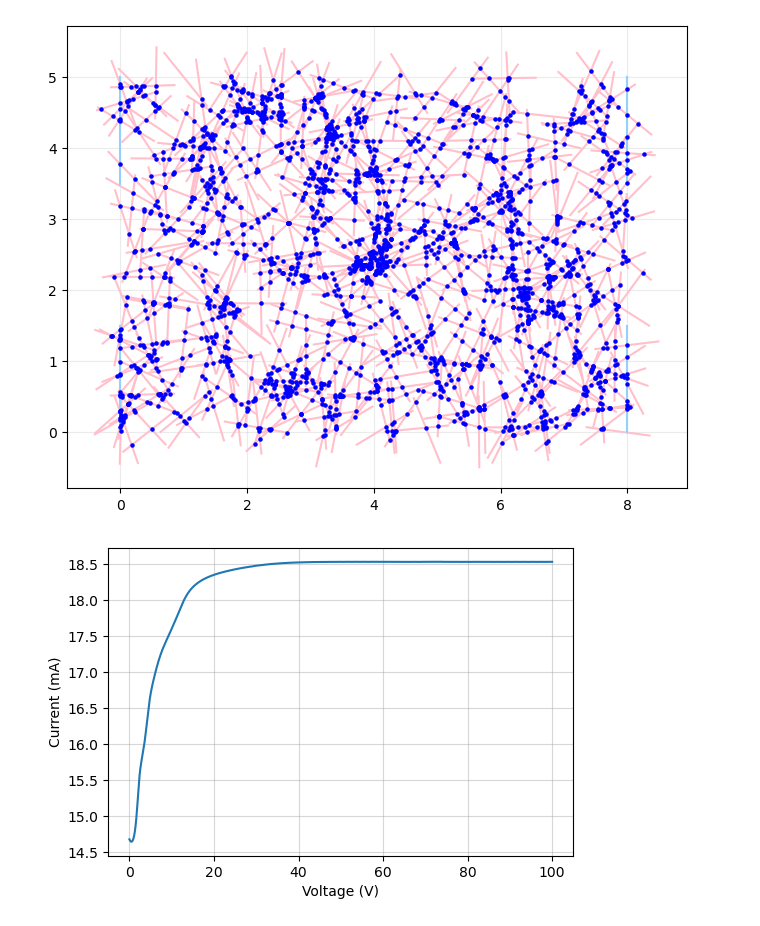
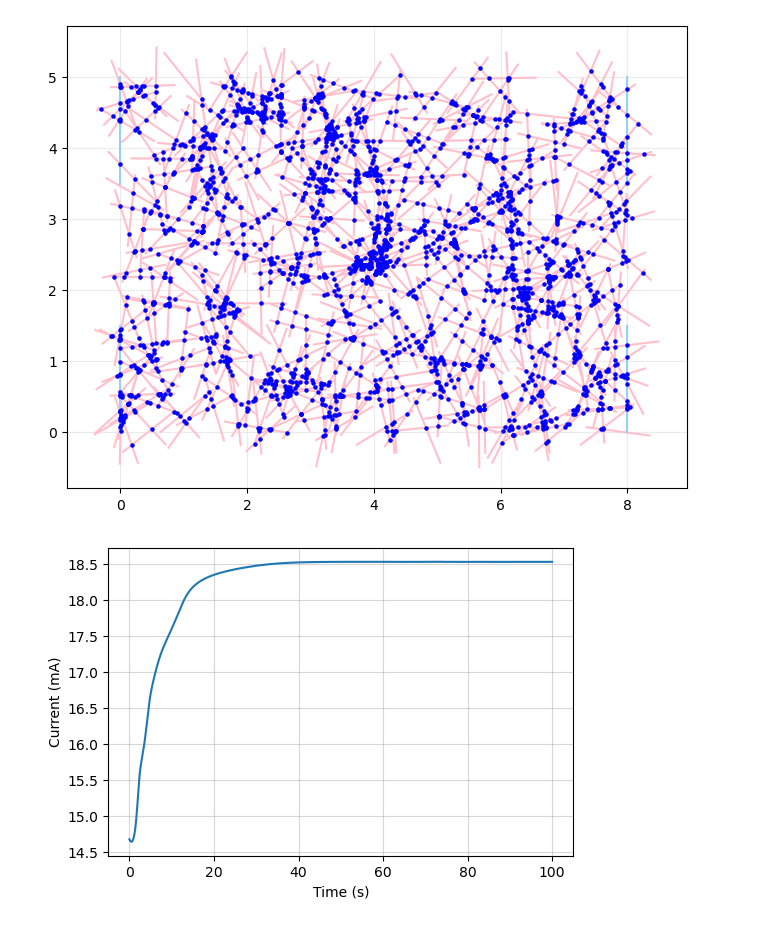
Before and after one commit to marcus-k/MemNNetSim, a Jupyter notebook: docs/assets/python/dc-bias.ipynb, the cells around one changed output. Drawn from its saved outputs; the diff is of its cells as text; code cells hidden in the pictures.

Commit message:
Fix figure label typo

```diff
--- a/docs/assets/python/dc-bias.ipynb
+++ b/docs/assets/python/dc-bias.ipynb
@@ -70,10 +70,10 @@ scaled_t = sol.t * NWN.units["t0"] * 1e-6
 # %%
 # Plot hysteresis curve
 fig, ax = plt.subplots(figsize=(6, 4))
 ax.plot(scaled_t, scaled_I * 1e3)
 ax.grid(alpha=0.5)
-ax.set_xlabel("Voltage (V)")
+ax.set_xlabel("Time (s)")
 ax.set_ylabel("Current (mA)")
 plt.show()
 # %% [output]
-[figure, old version]
+[figure, new version]
```
Also changed, not shown: 2 other files.
